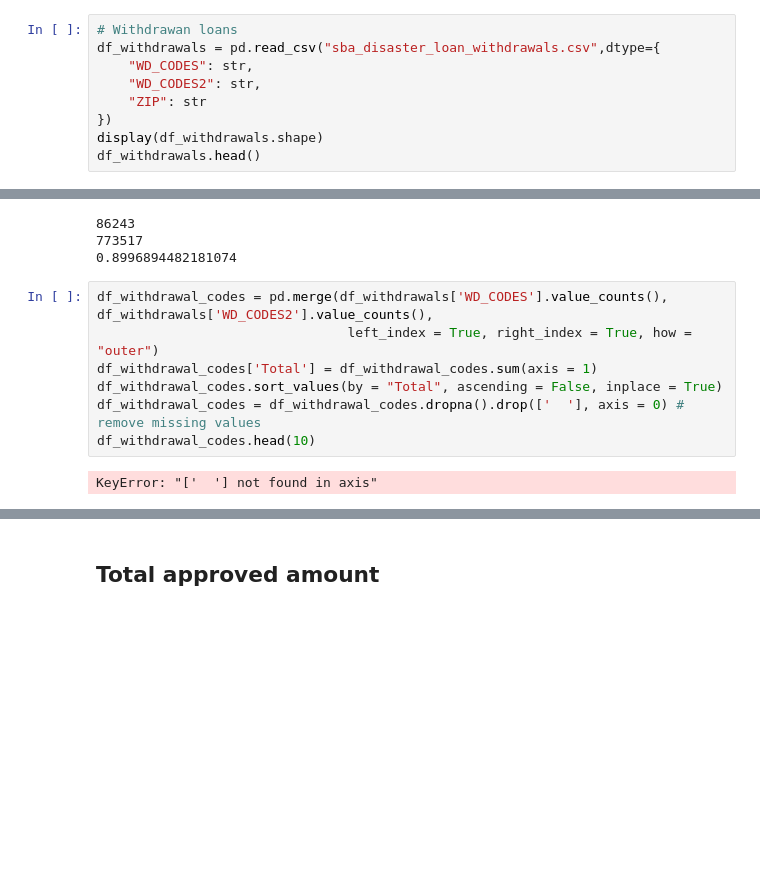
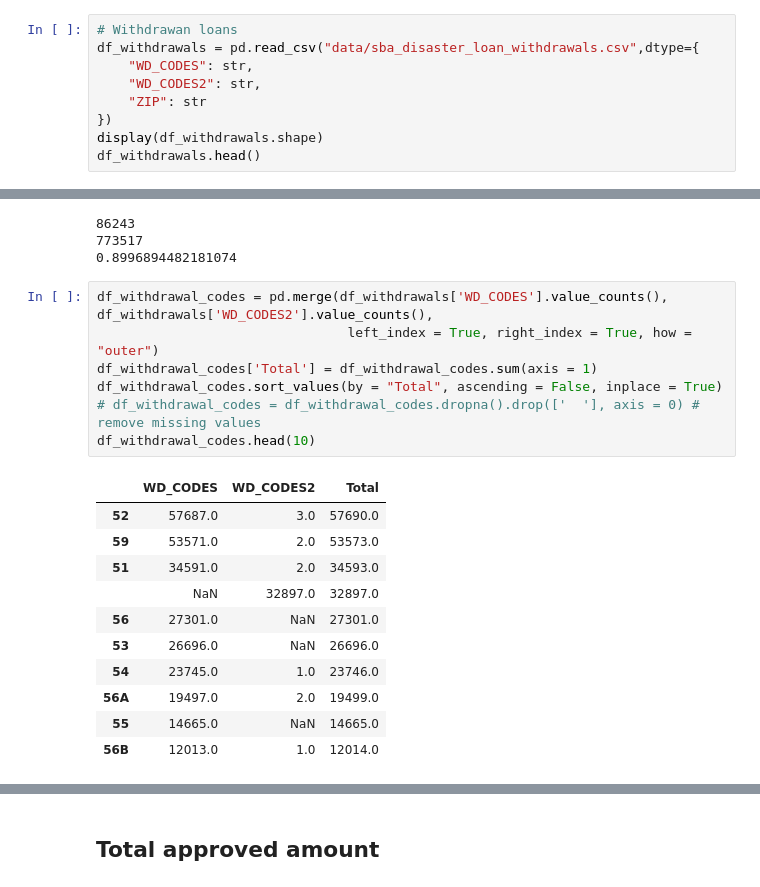
Before and after one commit to PublicI/sba-disaster-loans, a Jupyter notebook: SBA Data Analysis.ipynb, the cells around one changed output, grey strips where cells are left out. Drawn from its saved outputs; the diff is of its cells as text; blank space fills up the shorter version.

```diff
--- a/SBA Data Analysis.ipynb
+++ b/SBA Data Analysis.ipynb
@@ -32,7 +32,7 @@ df_approvals.head()
 | 4 | 2003 |  | R203 |  | R203 | FRANKLIN | OH | 45005 | NaN | ... |
 # %%
 # Withdrawan loans
-df_withdrawals = pd.read_csv("sba_disaster_loan_withdrawals.csv",dtype={
+df_withdrawals = pd.read_csv("data/sba_disaster_loan_withdrawals.csv",dtype={
     "WD_CODES": str,
     "WD_CODES2": str,
     "ZIP": str
@@ -599,11 +620,21 @@ print(1 - neither_of_two_top_reasons / len(df_declines))
 # %%
 df_withdrawal_codes = pd.merge(df_withdrawals['WD_CODES'].value_counts(), df_withdrawals['WD_CODES2'].value_counts(),
                                 left_index = True, right_index = True, how = "outer")
 df_withdrawal_codes['Total'] = df_withdrawal_codes.sum(axis = 1)
 df_withdrawal_codes.sort_values(by = "Total", ascending = False, inplace = True)
-df_withdrawal_codes = df_withdrawal_codes.dropna().drop(['  '], axis = 0) # remove missing values
+# df_withdrawal_codes = df_withdrawal_codes.dropna().drop(['  '], axis = 0) # remove missing values
 df_withdrawal_codes.head(10)
 # %% [output]
-KeyError: "['  '] not found in axis"
+|  | WD_CODES | WD_CODES2 | Total |
+| 52 | 57687.0 | 3.0 | 57690.0 |
+| 59 | 53571.0 | 2.0 | 53573.0 |
+| 51 | 34591.0 | 2.0 | 34593.0 |
+|  | NaN | 32897.0 | 32897.0 |
+| 56 | 27301.0 | NaN | 27301.0 |
+| 53 | 26696.0 | NaN | 26696.0 |
+| 54 | 23745.0 | 1.0 | 23746.0 |
+| 56A | 19497.0 | 2.0 | 19499.0 |
+| 55 | 14665.0 | NaN | 14665.0 |
+| 56B | 12013.0 | 1.0 | 12014.0 |
 # %%
 df_approvals['FY'].value_counts().sort_index()
```
Also changed, not shown: parts of 20 cells of this notebook, 4 other files.
